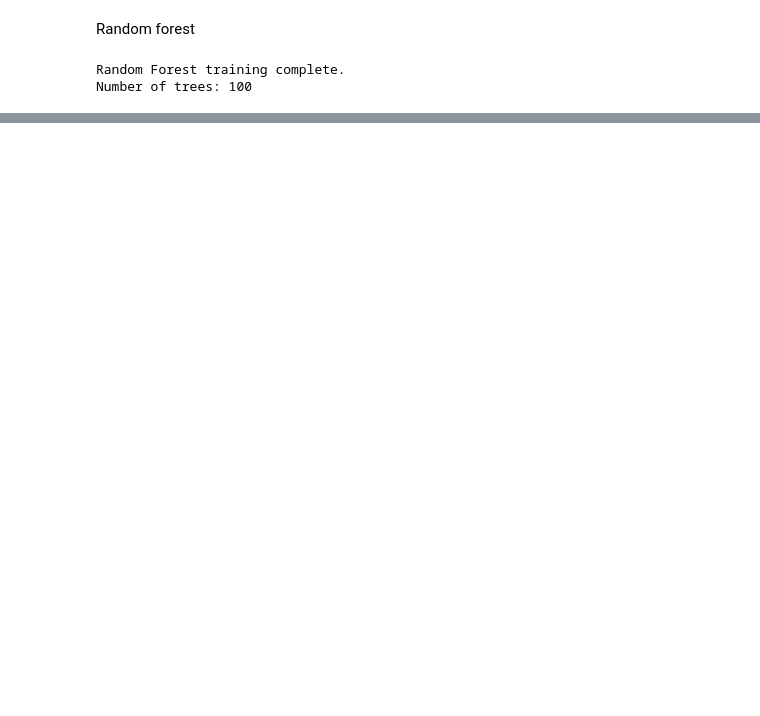
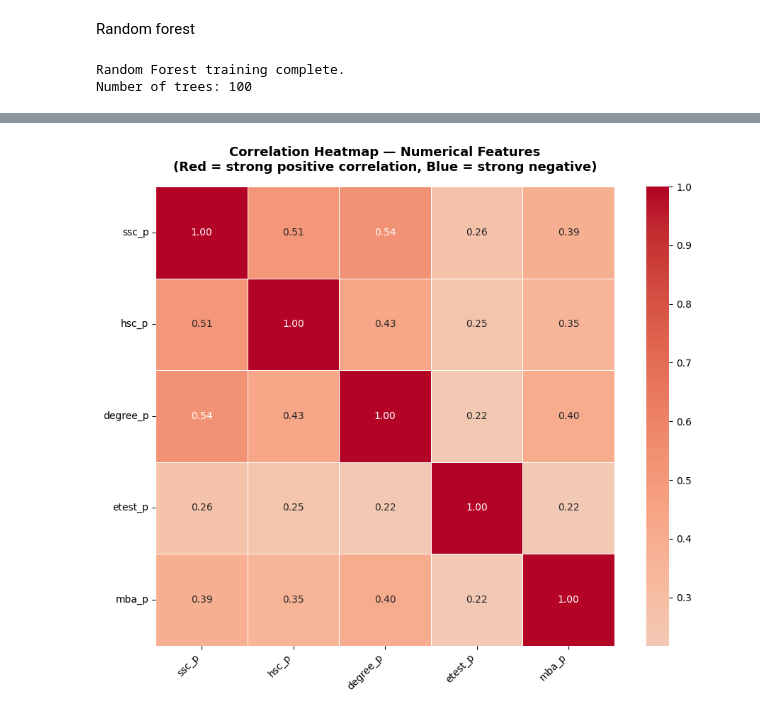
Before and after one commit to webpromahdi/place-predictor, a Jupyter notebook: notebooks/01_eda_and_modeling.ipynb, the cells around one changed output, grey strips where cells are left out. Saved outputs shown, nothing was run; the diff lists cells and outputs as text; code cells hidden in the pictures; blank space fills up the shorter version.

Commit message:
correlation heatmap

```diff
--- a/notebooks/01_eda_and_modeling.ipynb
+++ b/notebooks/01_eda_and_modeling.ipynb
@@ -195,0 +207,80 @@ NameError: name 'model_results' is not defined
+# %%
+%matplotlib inline
+
+import seaborn as sns
+import matplotlib.pyplot as plt
+
+
+# Select only numerical columns for correlation analysis
+
+numerical_cols = df.select_dtypes(include=['int64', 'float64']).columns.tolist()
+
+# Remove target if present
+if 'status' in numerical_cols:
+    numerical_cols.remove('status')
+
+print(f"Numerical columns for heatmap: {numerical_cols}")
+
+correlation_matrix = df[numerical_cols].corr()
+
+# Plot the heatmap
+
+fig, ax = plt.subplots(figsize=(10, 8))
+
+sns.heatmap(
+    correlation_matrix,
+    annot=True,           # Show correlation values inside cells
+    fmt='.2f',            # Round to 2 decimal places
+    cmap='coolwarm',      # Diverging colormap: blue = negative, red = positive
+    center=0,             # White at zero correlation
+    square=True,          # Equal aspect ratio for cleaner look
+    linewidths=0.5,       # Grid lines between cells
+    linecolor='white',
+    annot_kws={'size': 10},
+    ax=ax
+)
+
+ax.set_title(
+    'Correlation Heatmap — Numerical Features\n'
+    '(Red = strong positive correlation, Blue = strong negative)',
+    fontsize=13,
+    pad=16,
+    weight='bold'
+)
+
+# Rotate axis labels for readability
+ax.set_xticklabels(ax.get_xticklabels(), rotation=45, ha='right', fontsize=10)
+ax.set_yticklabels(ax.get_yticklabels(), rotation=0, fontsize=10)
+
+plt.tight_layout()
+
+# Save the chart
+#chart_path = 'correlation_heatmap.png'
+chart_path = "C:\\Users\\DELL\\OneDrive\\Documents\\GitHub\\place-predictor\\charts\\correlation_heatmap.png"
+plt.savefig(chart_path, dpi=150, bbox_inches='tight')
+plt.show()
+plt.close()
+
+print(f"Correlation heatmap saved → {chart_path}")
+print()
+print("Key observations to mention in your viva:")
+print("  • Scores close to +1.0 → strong positive correlation (features move together)")
+print("  • Scores close to -1.0 → strong negative correlation")
+print("  • Scores near 0 → no linear relationship")
+
+# Print top correlated pairs for discussion
+import numpy as np
+mask = np.triu(np.ones_like(correlation_matrix, dtype=bool))  # Upper triangle only
+pairs = (
+    correlation_matrix
+    .where(~mask)
+    .stack()
+    .reset_index()
+)
+pairs.columns = ['Feature A', 'Feature B', 'Correlation']
+pairs['abs_corr'] = pairs['Correlation'].abs()
+top_pairs = pairs.sort_values('abs_corr', ascending=False).head(5)
+print()
+print("Top 5 correlated feature pairs:")
+print(top_pairs[['Feature A', 'Feature B', 'Correlation']].to_string(index=False))
+# %% [output]
@@ -195,0 +288 @@ NameError: name 'model_results' is not defined
+[figure, added]
```
Also changed, not shown: parts of 4 cells of this notebook, 1 other file.
